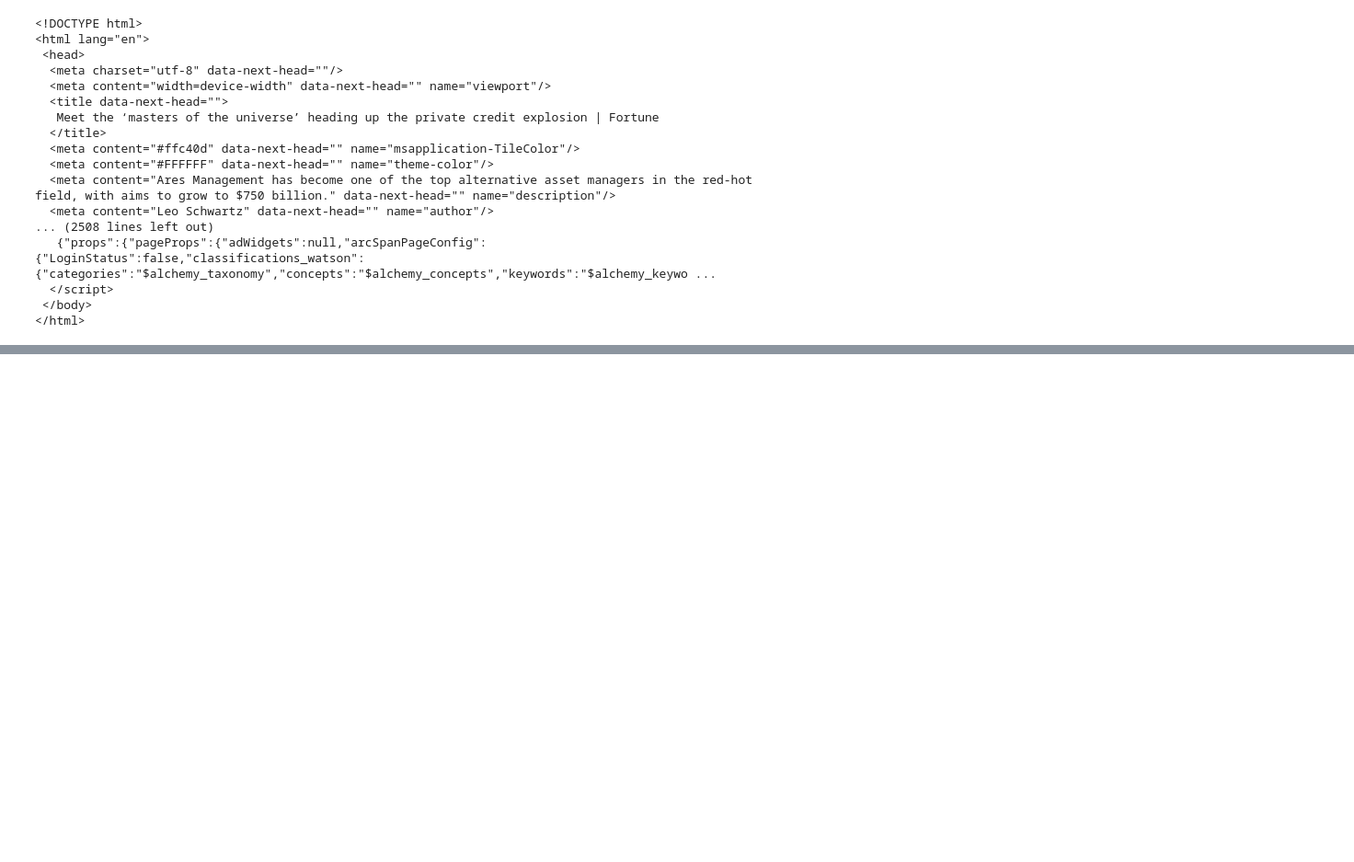
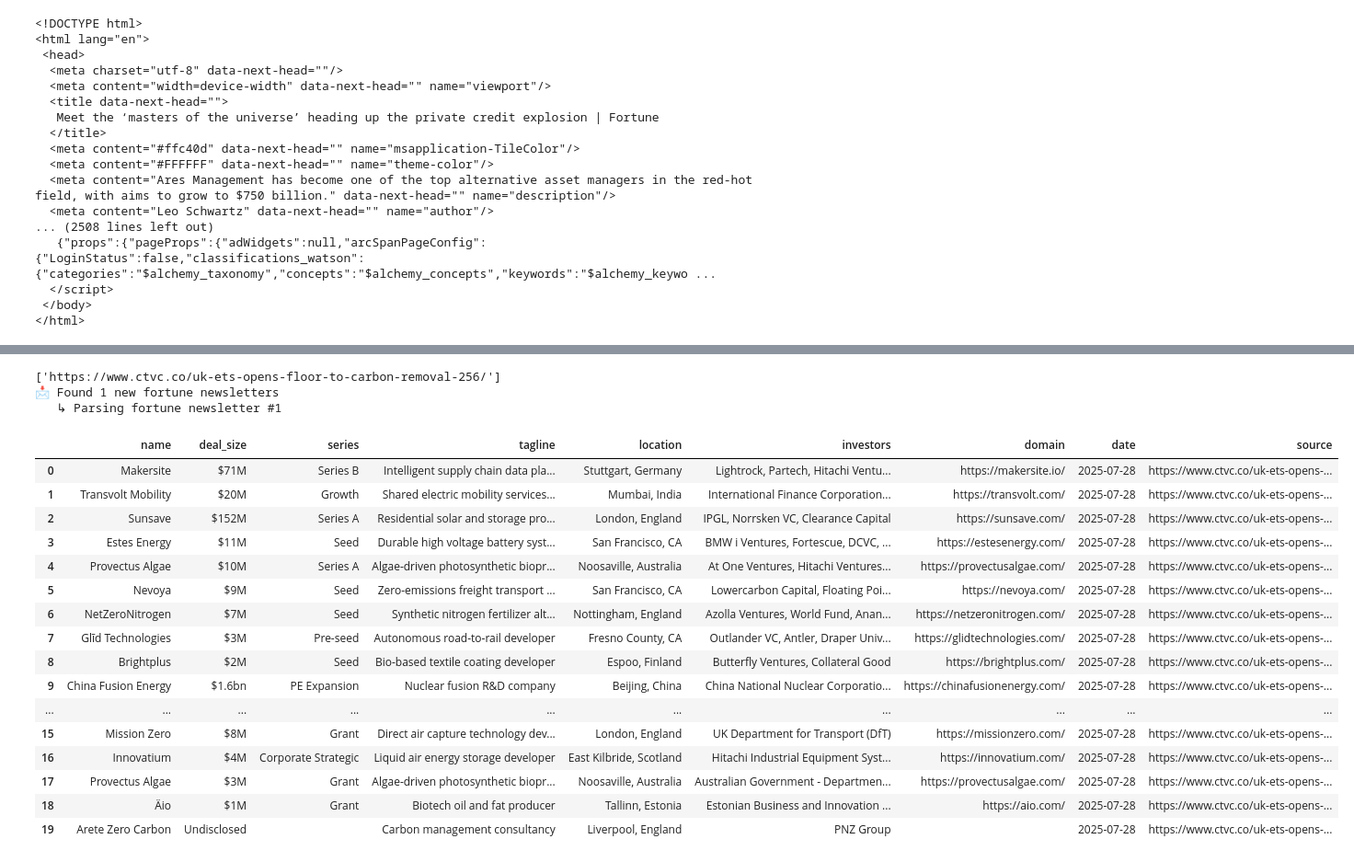
Before and after one commit to clbanjai/Energize-Internship, a Jupyter notebook: temp.ipynb, the cells around one changed output, grey strips where cells are left out. Shown at 92% size. Drawn from its saved outputs; the diff is of its cells as text; code cells hidden in the pictures; blank space fills up the shorter version.

```diff
--- a/temp.ipynb
+++ b/temp.ipynb
@@ -331,7 +331,7 @@ def embed_batch():
         except Exception as e:
             print(f"❌ Error on {row['id']}: {e}")
 
-df = pd.DataFrame(fetch_all_companies_without_embeddings())
+# df = pd.DataFrame(fetch_all_companies_without_embeddings())
 # %%
 df
 # %% [output]
@@ -371,5 +438,5 @@ processing 4380/4390
 # %%
-query = "Solarcycle, Oakland, CA"
+query = "supply chain"
 query_embedding = client.embeddings.create(
     model="text-embedding-3-small",
     input=query
@@ -384,7 +451,8 @@ def search_companies_by_semantics(query_embedding, top_k=10):
     ).execute()
     return response.data
 
-for index, row in pd.DataFrame(search_companies_by_semantics(query_embedding)).iterrows():
-    print(row.to_dict())
-    break
+# for index, row in pd.DataFrame(search_companies_by_semantics(query_embedding)).iterrows():
+#     print(row.to_dict())
+#     break
+pd.DataFrame(search_companies_by_semantics(query_embedding))
 # %% [output]
@@ -1122,0 +1478,33 @@ print(soup.prettify())
+# %%
+from newsletter import get_new_ctvc, get_new_forutne, get_new_keepcool, get_new_eusubstack
+from parser_new_cleaned import fortune, ctvc
+new_urls = get_new_ctvc(update=False)
+print(new_urls)
+print(f"📩 Found {len(new_urls)} new fortune newsletters")
+if new_urls:
+    for i, url in enumerate(new_urls, start=1):
+        print(f"   ↳ Parsing fortune newsletter #{i}")
+        df = ctvc(url)
+
+df
+# %% [output]
+['https://www.ctvc.co/uk-ets-opens-floor-to-carbon-removal-256/']
+📩 Found 1 new fortune newsletters
+   ↳ Parsing fortune newsletter #1
+|  | name | deal_size | series | tagline | location | investors | domain | date | source |
+| 0 | Makersite | $71M | Series B | Intelligent supply chain data pla... | Stuttgart, Germany | Lightrock, Partech, Hitachi Ventu... | https://makersite.io/ | 2025-07-28 | https://www.ctvc.co/uk-ets-opens-... |
+| 1 | Transvolt Mobility | $20M | Growth | Shared electric mobility services... | Mumbai, India | International Finance Corporation... | https://transvolt.com/ | 2025-07-28 | https://www.ctvc.co/uk-ets-opens-... |
+| 2 | Sunsave | $152M | Series A | Residential solar and storage pro... | London, England | IPGL, Norrsken VC, Clearance Capital | https://sunsave.com/ | 2025-07-28 | https://www.ctvc.co/uk-ets-opens-... |
+| 3 | Estes Energy | $11M | Seed | Durable high voltage battery syst... | San Francisco, CA | BMW i Ventures, Fortescue, DCVC, ... | https://estesenergy.com/ | 2025-07-28 | https://www.ctvc.co/uk-ets-opens-... |
+| 4 | Provectus Algae | $10M | Series A | Algae-driven photosynthetic biopr... | Noosaville, Australia | At One Ventures, Hitachi Ventures... | https://provectusalgae.com/ | 2025-07-28 | https://www.ctvc.co/uk-ets-opens-... |
+| 5 | Nevoya | $9M | Seed | Zero-emissions freight transport ... | San Francisco, CA | Lowercarbon Capital, Floating Poi... | https://nevoya.com/ | 2025-07-28 | https://www.ctvc.co/uk-ets-opens-... |
+| 6 | NetZeroNitrogen | $7M | Seed | Synthetic nitrogen fertilizer alt... | Nottingham, England | Azolla Ventures, World Fund, Anan... | https://netzeronitrogen.com/ | 2025-07-28 | https://www.ctvc.co/uk-ets-opens-... |
+| 7 | Glīd Technologies | $3M | Pre-seed | Autonomous road-to-rail developer | Fresno County, CA | Outlander VC, Antler, Draper Univ... | https://glidtechnologies.com/ | 2025-07-28 | https://www.ctvc.co/uk-ets-opens-... |
+| 8 | Brightplus | $2M | Seed | Bio-based textile coating developer | Espoo, Finland | Butterfly Ventures, Collateral Good | https://brightplus.com/ | 2025-07-28 | https://www.ctvc.co/uk-ets-opens-... |
+| 9 | China Fusion Energy | $1.6bn | PE Expansion | Nuclear fusion R&D company | Beijing, China | China National Nuclear Corporatio... | https://chinafusionenergy.com/ | 2025-07-28 | https://www.ctvc.co/uk-ets-opens-... |
+| ... | ... | ... | ... | ... | ... | ... | ... | ... | ... |
+| 15 | Mission Zero | $8M | Grant | Direct air capture technology dev... | London, England | UK Department for Transport (DfT) | https://missionzero.com/ | 2025-07-28 | https://www.ctvc.co/uk-ets-opens-... |
+| 16 | Innovatium | $4M | Corporate Strategic | Liquid air energy storage developer | East Kilbride, Scotland | Hitachi Industrial Equipment Syst... | https://innovatium.com/ | 2025-07-28 | https://www.ctvc.co/uk-ets-opens-... |
+| 17 | Provectus Algae | $3M | Grant | Algae-driven photosynthetic biopr... | Noosaville, Australia | Australian Government - Departmen... | https://provectusalgae.com/ | 2025-07-28 | https://www.ctvc.co/uk-ets-opens-... |
+| 18 | Äio | $1M | Grant | Biotech oil and fat producer | Tallinn, Estonia | Estonian Business and Innovation ... | https://aio.com/ | 2025-07-28 | https://www.ctvc.co/uk-ets-opens-... |
+| 19 | Arete Zero Carbon | Undisclosed |  | Carbon management consultancy | Liverpool, England | PNZ Group |  | 2025-07-28 | https://www.ctvc.co/uk-ets-opens-... |
```
Also changed, not shown: parts of 9 cells of this notebook, 8 other files.
